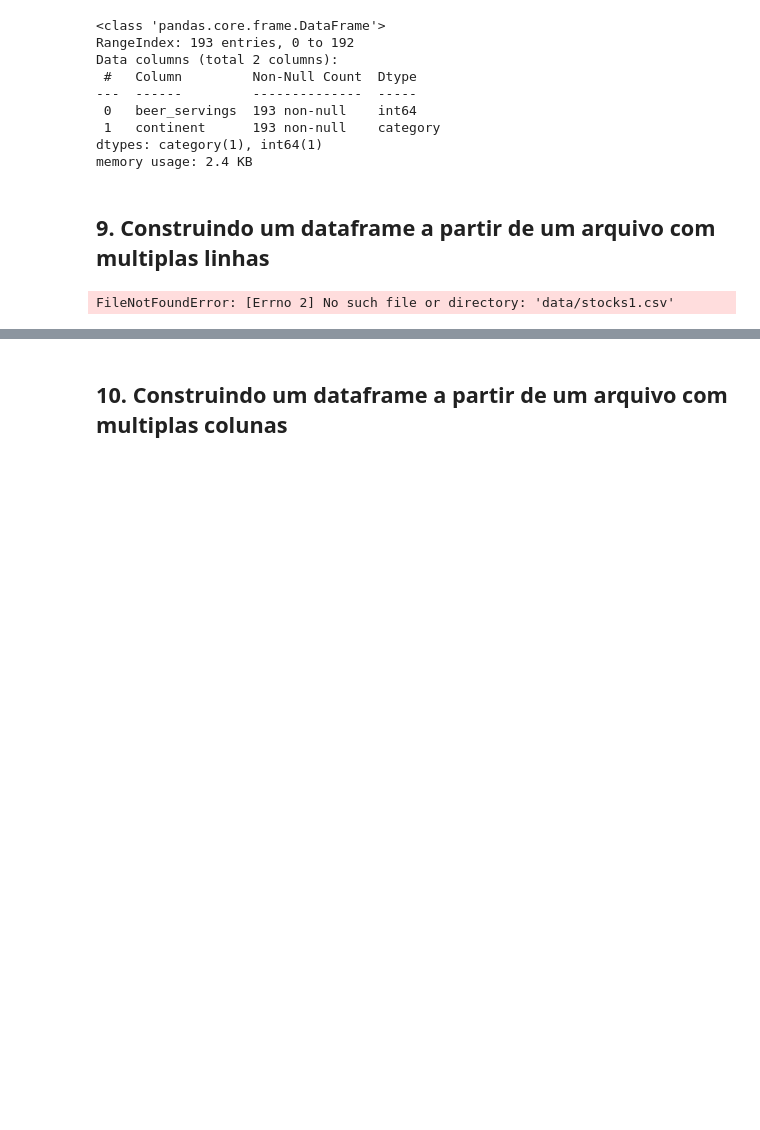
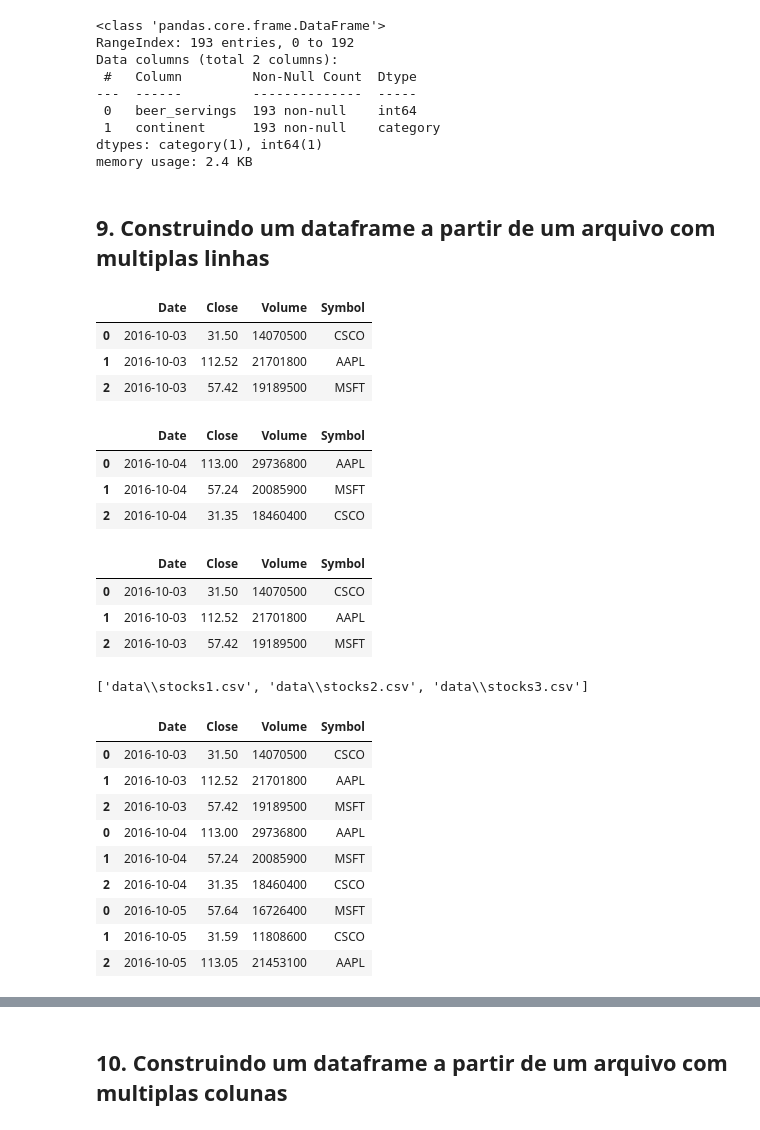
Before and after one commit to alexaugusto23/python_developer, a Jupyter notebook: Data School Pandas/best_tricks.ipynb, the cells around one changed output, grey strips where cells are left out. Cells and saved outputs as stored; diff of their text form; code cells hidden in the pictures; blank space fills up the shorter version.

```diff
--- a/Data School Pandas/best_tricks.ipynb
+++ b/Data School Pandas/best_tricks.ipynb
@@ -313,7 +313,41 @@ memory usage: 2.4 KB
 ## 9. Construindo um dataframe a partir de um arquivo com multiplas linhas
 # %%
 pd.read_csv('data/stocks1.csv')
-pd.read_csv('data/stocks2.csv')
-pd.read_csv('data/stocks1.csv')
 # %% [output]
-FileNotFoundError: [Errno 2] No such file or directory: 'data/stocks1.csv'
+|  | Date | Close | Volume | Symbol |
+| 0 | 2016-10-03 | 31.50 | 14070500 | CSCO |
+| 1 | 2016-10-03 | 112.52 | 21701800 | AAPL |
+| 2 | 2016-10-03 | 57.42 | 19189500 | MSFT |
+# %%
+pd.read_csv('data/stocks2.csv')
+# %% [output]
+|  | Date | Close | Volume | Symbol |
+| 0 | 2016-10-04 | 113.00 | 29736800 | AAPL |
+| 1 | 2016-10-04 | 57.24 | 20085900 | MSFT |
+| 2 | 2016-10-04 | 31.35 | 18460400 | CSCO |
+# %%
+pd.read_csv('data/stocks1.csv')
+# %% [output]
+|  | Date | Close | Volume | Symbol |
+| 0 | 2016-10-03 | 31.50 | 14070500 | CSCO |
+| 1 | 2016-10-03 | 112.52 | 21701800 | AAPL |
+| 2 | 2016-10-03 | 57.42 | 19189500 | MSFT |
+# %%
+stock_files = sorted(glob('data/stocks*.csv'))
+stock_files.pop(0)
+stock_files
+# %% [output]
+['data\\stocks1.csv', 'data\\stocks2.csv', 'data\\stocks3.csv']
+# %%
+pd.concat((pd.read_csv(file) for file in stock_files))
+# %% [output]
+|  | Date | Close | Volume | Symbol |
+| 0 | 2016-10-03 | 31.50 | 14070500 | CSCO |
+| 1 | 2016-10-03 | 112.52 | 21701800 | AAPL |
+| 2 | 2016-10-03 | 57.42 | 19189500 | MSFT |
+| 0 | 2016-10-04 | 113.00 | 29736800 | AAPL |
+| 1 | 2016-10-04 | 57.24 | 20085900 | MSFT |
+| 2 | 2016-10-04 | 31.35 | 18460400 | CSCO |
+| 0 | 2016-10-05 | 57.64 | 16726400 | MSFT |
+| 1 | 2016-10-05 | 31.59 | 11808600 | CSCO |
+| 2 | 2016-10-05 | 113.05 | 21453100 | AAPL |
```
Also changed, not shown: parts of 24 cells of this notebook, 1 other file.
